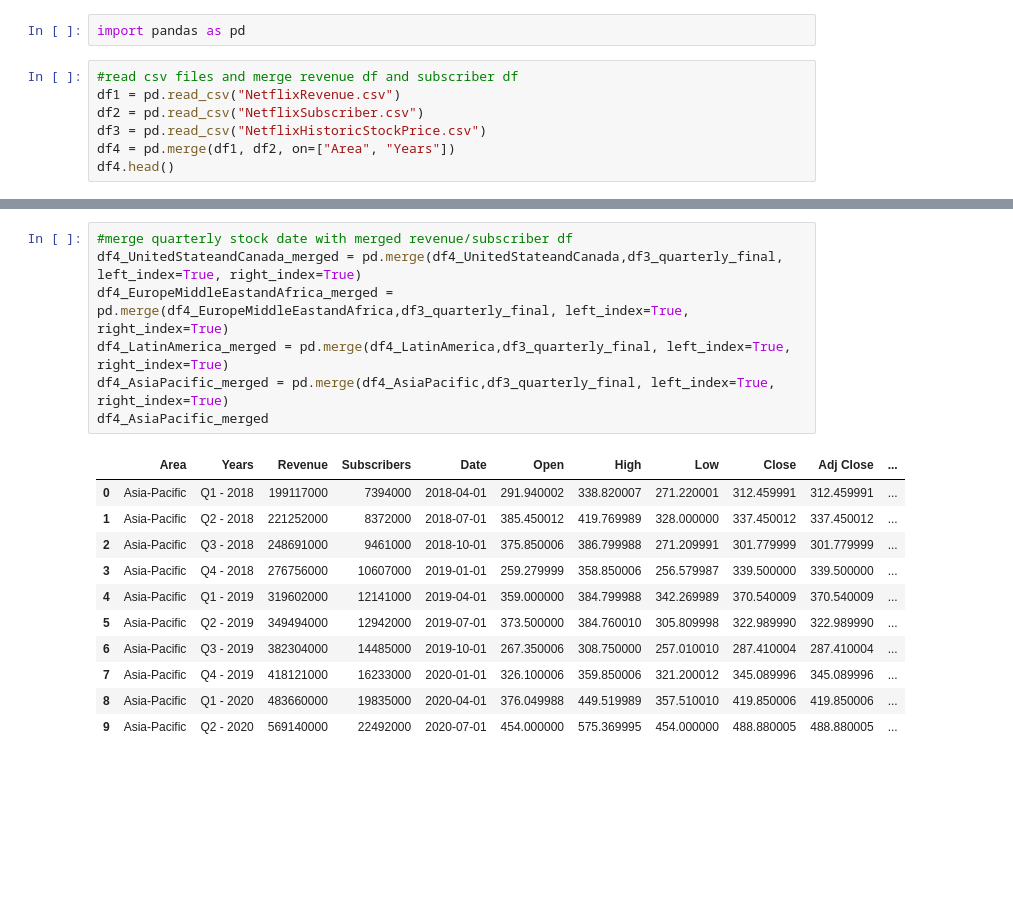
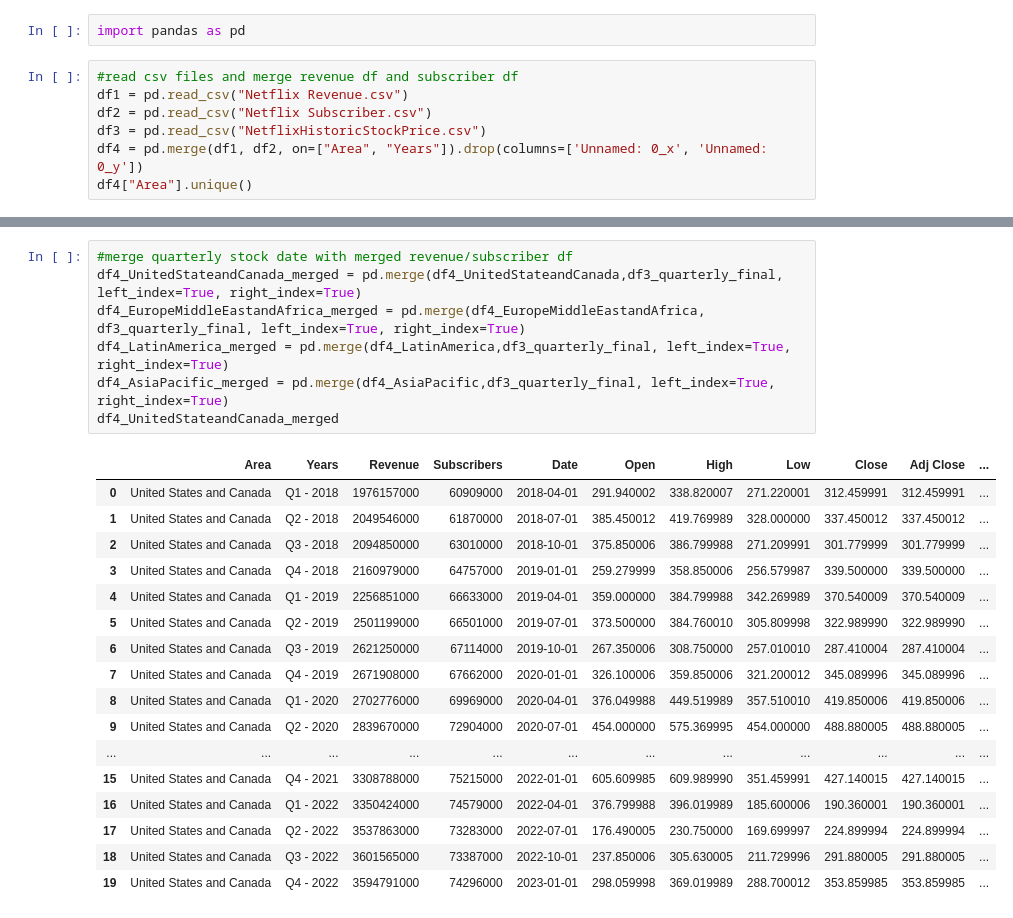
Before and after one commit to GinaGL/Netflixmoviesdataanalysis, a Jupyter notebook: Dataset Cleanup/data cleanup.ipynb, the cells around one changed output, grey strips where cells are left out. Cells and saved outputs as stored; diff of their text form; blank space fills up the shorter version.

```diff
--- a/Dataset Cleanup/data cleanup.ipynb
+++ b/Dataset Cleanup/data cleanup.ipynb
@@ -2,9 +2,9 @@
 import pandas as pd
 # %%
 #read csv files and merge revenue df and subscriber df
-df1 = pd.read_csv("NetflixRevenue.csv")
-df2 = pd.read_csv("NetflixSubscriber.csv")
+df1 = pd.read_csv("Netflix Revenue.csv")
+df2 = pd.read_csv("Netflix Subscriber.csv")
 df3 = pd.read_csv("NetflixHistoricStockPrice.csv")
-df4 = pd.merge(df1, df2, on=["Area", "Years"])
-df4.head()
+df4 = pd.merge(df1, df2, on=["Area", "Years"]).drop(columns=['Unnamed: 0_x', 'Unnamed: 0_y'])
+df4["Area"].unique()
 # %% [output]
@@ -69,22 +82,28 @@ df3_quarterly_final
 # %%
 #merge quarterly stock date with merged revenue/subscriber df
 df4_UnitedStateandCanada_merged = pd.merge(df4_UnitedStateandCanada,df3_quarterly_final, left_index=True, right_index=True)
-df4_EuropeMiddleEastandAfrica_merged = pd.merge(df4_EuropeMiddleEastandAfrica,df3_quarterly_final, left_index=True, right_index=True)
+df4_EuropeMiddleEastandAfrica_merged = pd.merge(df4_EuropeMiddleEastandAfrica, df3_quarterly_final, left_index=True, right_index=True)
 df4_LatinAmerica_merged = pd.merge(df4_LatinAmerica,df3_quarterly_final, left_index=True, right_index=True)
 df4_AsiaPacific_merged = pd.merge(df4_AsiaPacific,df3_quarterly_final, left_index=True, right_index=True)
-df4_AsiaPacific_merged
+df4_UnitedStateandCanada_merged
 # %% [output]
 |  | Area | Years | Revenue | Subscribers | Date | Open | High | Low | Close | Adj Close | ... |
-| 0 | Asia-Pacific | Q1 - 2018 | 199117000 | 7394000 | 2018-04-01 | 291.940002 | 338.820007 | 271.220001 | 312.459991 | 312.459991 | ... |
-| 1 | Asia-Pacific | Q2 - 2018 | 221252000 | 8372000 | 2018-07-01 | 385.450012 | 419.769989 | 328.000000 | 337.450012 | 337.450012 | ... |
-| 2 | Asia-Pacific | Q3 - 2018 | 248691000 | 9461000 | 2018-10-01 | 375.850006 | 386.799988 | 271.209991 | 301.779999 | 301.779999 | ... |
-| 3 | Asia-Pacific | Q4 - 2018 | 276756000 | 10607000 | 2019-01-01 | 259.279999 | 358.850006 | 256.579987 | 339.500000 | 339.500000 | ... |
-| 4 | Asia-Pacific | Q1 - 2019 | 319602000 | 12141000 | 2019-04-01 | 359.000000 | 384.799988 | 342.269989 | 370.540009 | 370.540009 | ... |
-| 5 | Asia-Pacific | Q2 - 2019 | 349494000 | 12942000 | 2019-07-01 | 373.500000 | 384.760010 | 305.809998 | 322.989990 | 322.989990 | ... |
-| 6 | Asia-Pacific | Q3 - 2019 | 382304000 | 14485000 | 2019-10-01 | 267.350006 | 308.750000 | 257.010010 | 287.410004 | 287.410004 | ... |
-| 7 | Asia-Pacific | Q4 - 2019 | 418121000 | 16233000 | 2020-01-01 | 326.100006 | 359.850006 | 321.200012 | 345.089996 | 345.089996 | ... |
-| 8 | Asia-Pacific | Q1 - 2020 | 483660000 | 19835000 | 2020-04-01 | 376.049988 | 449.519989 | 357.510010 | 419.850006 | 419.850006 | ... |
-| 9 | Asia-Pacific | Q2 - 2020 | 569140000 | 22492000 | 2020-07-01 | 454.000000 | 575.369995 | 454.000000 | 488.880005 | 488.880005 | ... |
+| 0 | United States and Canada | Q1 - 2018 | 1976157000 | 60909000 | 2018-04-01 | 291.940002 | 338.820007 | 271.220001 | 312.459991 | 312.459991 | ... |
+| 1 | United States and Canada | Q2 - 2018 | 2049546000 | 61870000 | 2018-07-01 | 385.450012 | 419.769989 | 328.000000 | 337.450012 | 337.450012 | ... |
+| 2 | United States and Canada | Q3 - 2018 | 2094850000 | 63010000 | 2018-10-01 | 375.850006 | 386.799988 | 271.209991 | 301.779999 | 301.779999 | ... |
+| 3 | United States and Canada | Q4 - 2018 | 2160979000 | 64757000 | 2019-01-01 | 259.279999 | 358.850006 | 256.579987 | 339.500000 | 339.500000 | ... |
+| 4 | United States and Canada | Q1 - 2019 | 2256851000 | 66633000 | 2019-04-01 | 359.000000 | 384.799988 | 342.269989 | 370.540009 | 370.540009 | ... |
+| 5 | United States and Canada | Q2 - 2019 | 2501199000 | 66501000 | 2019-07-01 | 373.500000 | 384.760010 | 305.809998 | 322.989990 | 322.989990 | ... |
+| 6 | United States and Canada | Q3 - 2019 | 2621250000 | 67114000 | 2019-10-01 | 267.350006 | 308.750000 | 257.010010 | 287.410004 | 287.410004 | ... |
+| 7 | United States and Canada | Q4 - 2019 | 2671908000 | 67662000 | 2020-01-01 | 326.100006 | 359.850006 | 321.200012 | 345.089996 | 345.089996 | ... |
+| 8 | United States and Canada | Q1 - 2020 | 2702776000 | 69969000 | 2020-04-01 | 376.049988 | 449.519989 | 357.510010 | 419.850006 | 419.850006 | ... |
+| 9 | United States and Canada | Q2 - 2020 | 2839670000 | 72904000 | 2020-07-01 | 454.000000 | 575.369995 | 454.000000 | 488.880005 | 488.880005 | ... |
+| ... | ... | ... | ... | ... | ... | ... | ... | ... | ... | ... | ... |
+| 15 | United States and Canada | Q4 - 2021 | 3308788000 | 75215000 | 2022-01-01 | 605.609985 | 609.989990 | 351.459991 | 427.140015 | 427.140015 | ... |
+| 16 | United States and Canada | Q1 - 2022 | 3350424000 | 74579000 | 2022-04-01 | 376.799988 | 396.019989 | 185.600006 | 190.360001 | 190.360001 | ... |
+| 17 | United States and Canada | Q2 - 2022 | 3537863000 | 73283000 | 2022-07-01 | 176.490005 | 230.750000 | 169.699997 | 224.899994 | 224.899994 | ... |
+| 18 | United States and Canada | Q3 - 2022 | 3601565000 | 73387000 | 2022-10-01 | 237.850006 | 305.630005 | 211.729996 | 291.880005 | 291.880005 | ... |
+| 19 | United States and Canada | Q4 - 2022 | 3594791000 | 74296000 | 2023-01-01 | 298.059998 | 369.019989 | 288.700012 | 353.859985 | 353.859985 | ... |
 # %%
 #merge all areas together and delete Date column
 df_cleaned = pd.concat([df4_UnitedStateandCanada_merged, df4_EuropeMiddleEastandAfrica_merged, df4_LatinAmerica_merged, df4_AsiaPacific_merged])
```
Also changed, not shown: parts of 6 cells of this notebook, 5 other files.
